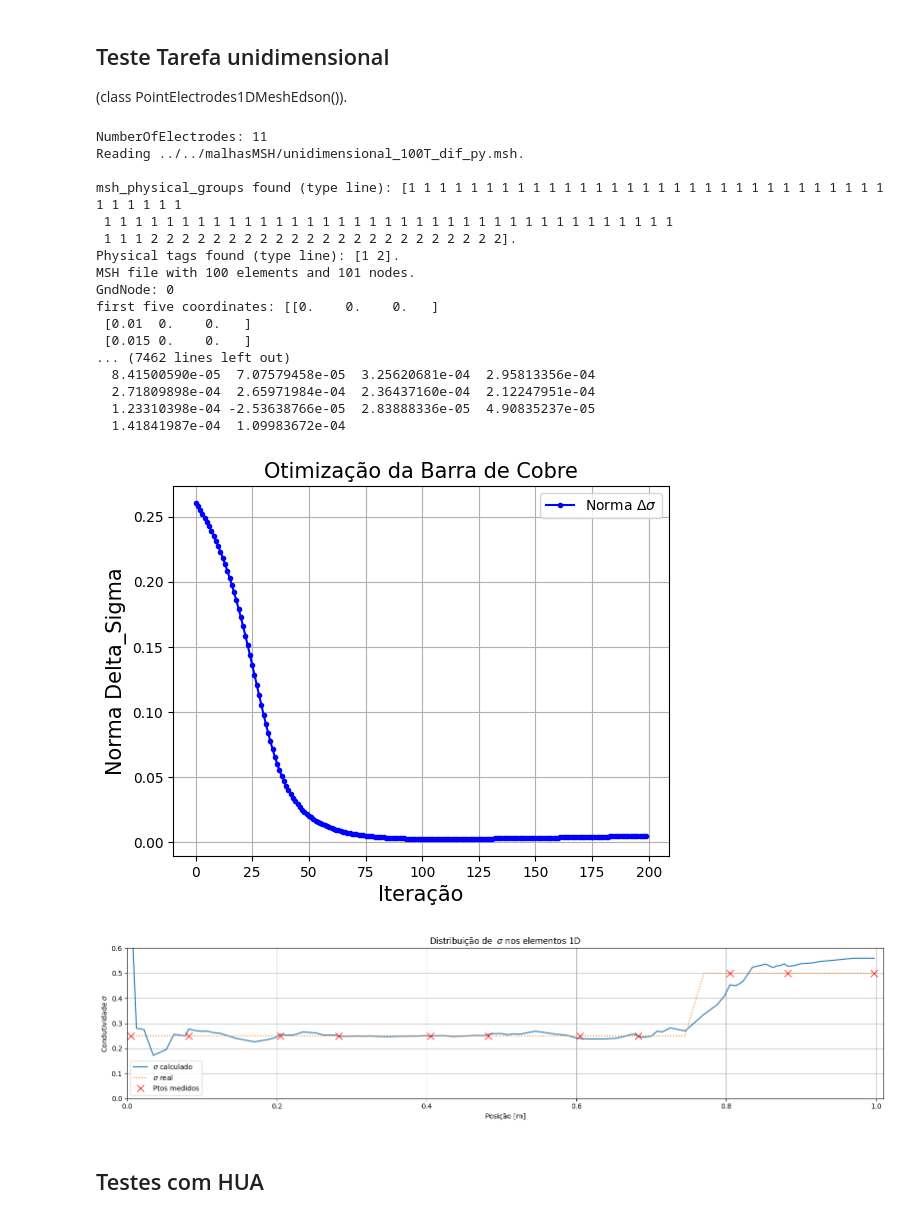
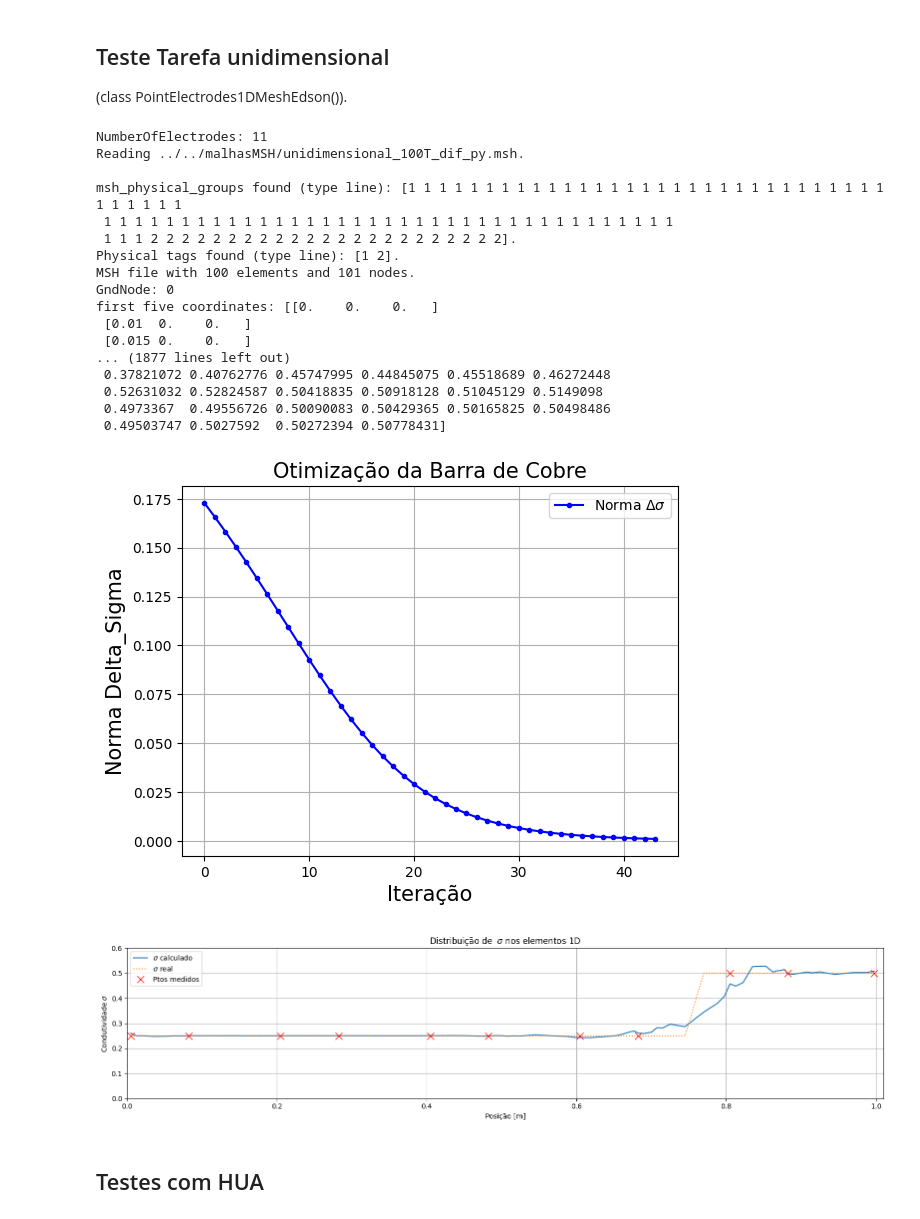
Before and after one commit to rodgraneiro/EIT_2D, a Jupyter notebook: exemplos/biblioteca_Edson/exemplos_biblioteca_Edson.ipynb, the cells around one changed output. Saved outputs shown, nothing was run; the diff lists cells and outputs as text; code cells hidden in the pictures.

```diff
--- a/exemplos/biblioteca_Edson/exemplos_biblioteca_Edson.ipynb
+++ b/exemplos/biblioteca_Edson/exemplos_biblioteca_Edson.ipynb
@@ -23,7 +23,7 @@ nome = '../../malhasMSH/unidimensional_100T_dif_py.msh'
 noh_eletrodos = [0,  10, 20, 30, 40, 50, 60, 70, 80, 90,  100]
 #noh_eletrodos = [0,  1, 2, 3, 4]
 
-MinhaMalha1D = mesh.PointElectrodes1DMeshEdson(noh_eletrodos, nome_msh=nome, altura1D = 0.02)
+MinhaMalha1D = mesh.PointElectrodes1DMeshEdson(noh_eletrodos, nome_msh=nome, altura2D = 0.001)
 MinhaMalha1D.ReadMesh()
 
 
@@ -32,7 +32,7 @@ meus_sigmas[1] = 0.25
 meus_sigmas[2] = 0.5
 MinhaMalha1D.SetSigmaPhysicaEntity(meus_sigmas) # Informando sigma (e já calculando o rho de cada elemento)
 
-sigma_inicial = np.full(MinhaMalha1D.NumberOfElements, 1.0)          # Monta vetor sigma inicia
+sigma_inicial = np.full(MinhaMalha1D.NumberOfElements, 0.50)          # Monta vetor sigma inicia
 
 amplitude_corrente = 0.001
 Pcorrente = np.zeros(MinhaMalha1D.NumberOfNodes)                    # Monta vetor de corrente
@@ -45,40 +45,40 @@ fwd.Solve()
 
 #plt.plot(fwd.Vmedido)
 print(f'Vmedido \n {fwd.Vmedido.shape}')
 nome_arquivo = 'unidimensional_100e_py'
 
 N_padraoCC = 1
 
 ##fwd.criar_arquivo_pos_2D(N_padraoCC, fwd.Vmedido, nome_arquivo)
 #fwd.criar_arquivo_pos_2D(fwd.Vmedido, nome_arquivo)
 
 #fwd.abrir_Gmsh_pos(nome_arquivo, runGmsh=True)
 
 
 V_measured = fwd.Vmedido_eletrodos
 invProblem = inverseProblem.inverse_problem(MinhaMalha1D, Pcorrente=Pcorrente)
 invProblem.solve(sigma_inicial, V_measured)
 #print('Y_jacobian',invProblem.Y_jacobian)
 # %% [output]
 NumberOfElectrodes: 11
 Reading ../../malhasMSH/unidimensional_100T_dif_py.msh.
 
 msh_physical_groups found (type line): [1 1 1 1 1 1 1 1 1 1 1 1 1 1 1 1 1 1 1 1 1 1 1 1 1 1 1 1 1 1 1 1 1 1 1 1 1
  1 1 1 1 1 1 1 1 1 1 1 1 1 1 1 1 1 1 1 1 1 1 1 1 1 1 1 1 1 1 1 1 1 1 1 1 1
  1 1 1 2 2 2 2 2 2 2 2 2 2 2 2 2 2 2 2 2 2 2 2 2 2 2].
 Physical tags found (type line): [1 2].
 MSH file with 100 elements and 101 nodes.
 GndNode: 0
 first five coordinates: [[0.    0.    0.   ]
  [0.01  0.    0.   ]
  [0.015 0.    0.   ]
-... (7462 lines left out)
-  8.41500590e-05  7.07579458e-05  3.25620681e-04  2.95813356e-04
-  2.71809898e-04  2.65971984e-04  2.36437160e-04  2.12247951e-04
-  1.23310398e-04 -2.53638766e-05  2.83888336e-05  4.90835237e-05
-  1.41841987e-04  1.09983672e-04
+... (1877 lines left out)
+ 0.37821072 0.40762776 0.45747995 0.44845075 0.45518689 0.46272448
+ 0.52631032 0.52824587 0.50418835 0.50918128 0.51045129 0.5149098
+ 0.4973367  0.49556726 0.50090083 0.50429365 0.50165825 0.50498486
+ 0.49503747 0.5027592  0.50272394 0.50778431]
-[figure, old version]
+[figure, new version]
-[figure, old version]
+[figure, new version]
 # %% [markdown]
 ## Testes com HUA
 # %%
```
Also changed, not shown: parts of 1 cell of this notebook, 2 other files.
